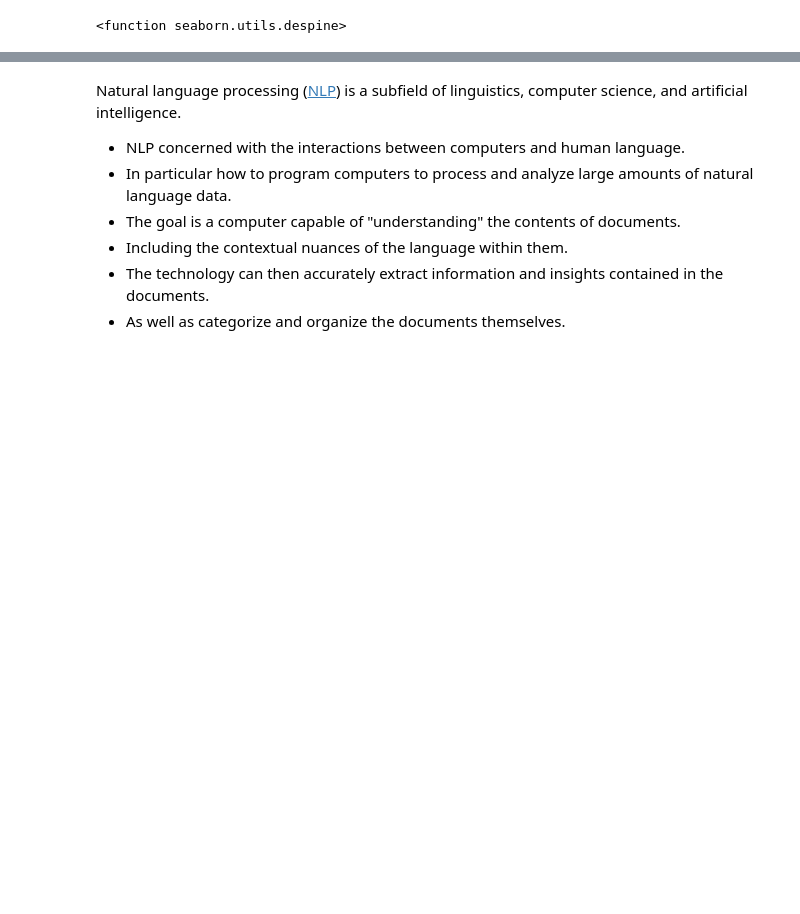
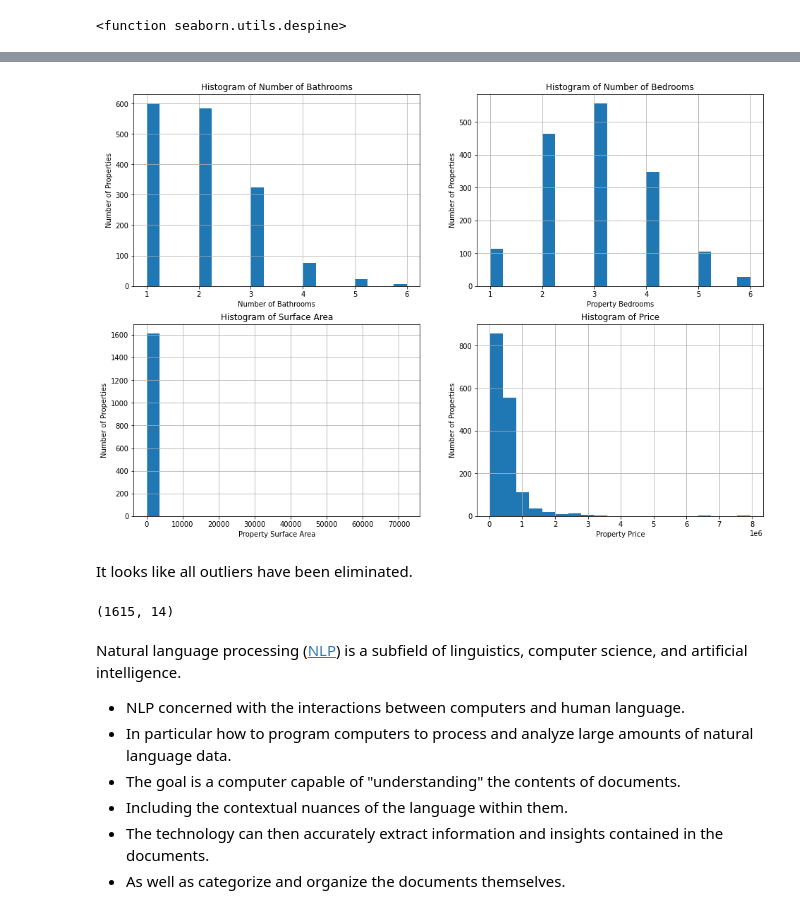
Before and after one commit to markdevine/ET5003_SEM1_2021-2, a Jupyter notebook: ET5003_KaggleCompetition_MarkDevine_19187289.ipynb, the cells around one changed output, grey strips where cells are left out. Drawn from its saved outputs; the diff is of its cells as text; code cells hidden in the pictures; blank space fills up the shorter version.

```diff
--- a/ET5003_KaggleCompetition_MarkDevine_19187289.ipynb
+++ b/ET5003_KaggleCompetition_MarkDevine_19187289.ipynb
@@ -387,0 +464,4 @@ sns.despine
+# %%
+# remove properties with greater than 6 bathrooms (https://medium.com/@harsz89/how-to-drop-rows-based-on-column-values-using-pandas-dataframe-38cf50e4c95a)
+indexNames = df_train[df_train['Num_Bathrooms'] >= 7].index
+df_train.drop(indexNames , inplace=True)
@@ -388,3 +492,44 @@ sns.despine
+# %%
+# remove registers with greater than 6 bedrooms (https://medium.com/@harsz89/how-to-drop-rows-based-on-column-values-using-pandas-dataframe-38cf50e4c95a)
+indexNames = df_train[df_train['Num_Beds'] >= 7].index
+df_train.drop(indexNames , inplace=True)
+# %%
+# plot the histograms for the attributes price, bathrooms, beds, ber_classification, property_type, surface
+fig = plt.figure(figsize=(16,35))
+
+ax1 = fig.add_subplot(6, 2, 1)
+ax1.set_title("Histogram of Number of Bathrooms")
+ax1.set_xlabel('Number of Bathrooms')
+ax1.set_ylabel('Number of Properties')
+df_train['Num_Bathrooms'].hist(bins=20)
+
+ax2 = fig.add_subplot(6, 2, 2)
+ax2.set_title("Histogram of Number of Bedrooms")
+ax2.set_xlabel('Property Bedrooms')
+ax2.set_ylabel('Number of Properties')
+df_train['Num_Beds'].hist(bins=20)
+
+ax3 = fig.add_subplot(6, 2, 3)
+ax3.set_title("Histogram of Surface Area")
+ax3.set_xlabel('Property Surface Area')
+ax3.set_ylabel('Number of Properties')
+df_train['Surface'].hist(bins=20)
+
+ax4 = fig.add_subplot(6, 2, 4)
+ax4.set_title("Histogram of Price")
+ax4.set_xlabel('Property Price')
+ax4.set_ylabel('Number of Properties')
+df_train['Price'].hist(bins=20)
+
+plt.show()
+# %% [output]
+[figure, added]
+# %% [markdown]
+It looks like all outliers have been eliminated.
+# %%
+print(df_train.shape)
+# %% [output]
+(1615, 14)
 # %% [markdown]
 Natural language processing ([NLP](https://en.wikipedia.org/wiki/Natural_language_processing)) is a subfield of linguistics, computer science, and artificial intelligence.
 
```
Also changed, not shown: parts of 9 cells of this notebook.
